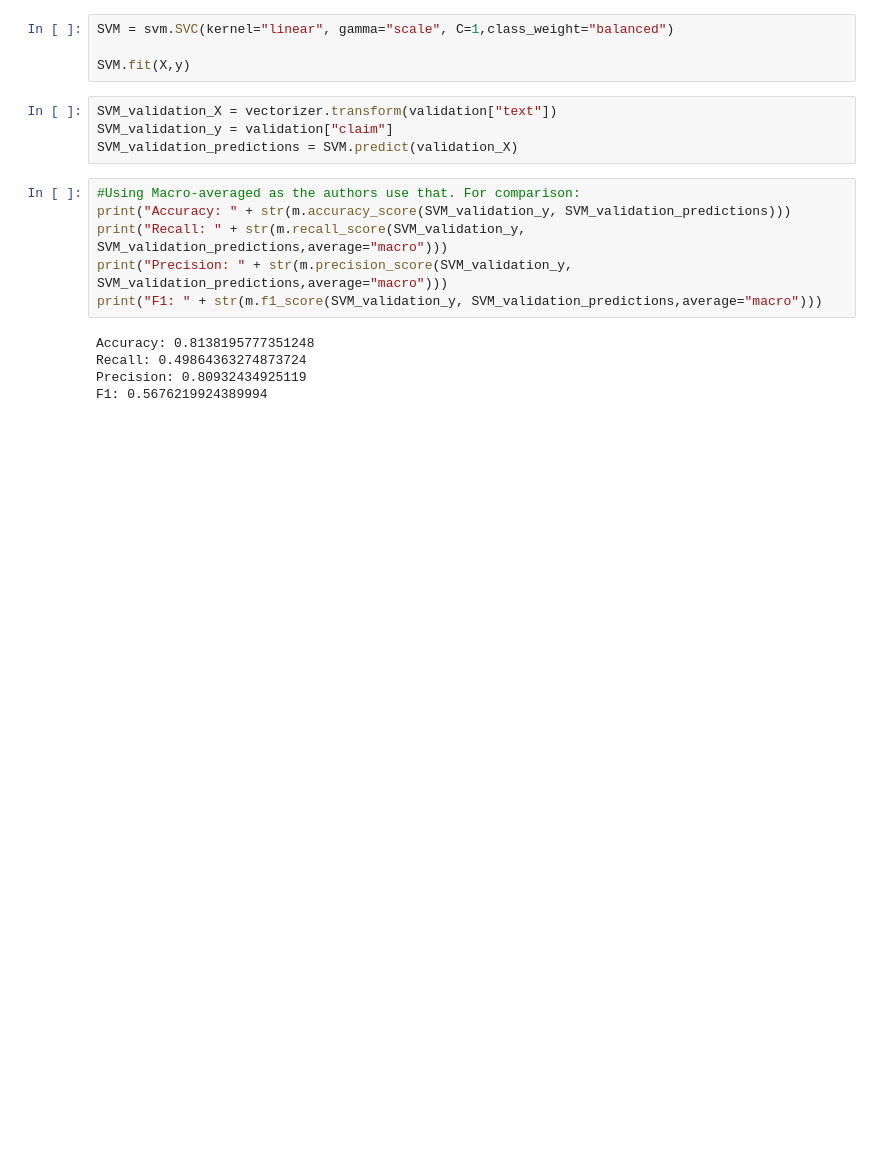
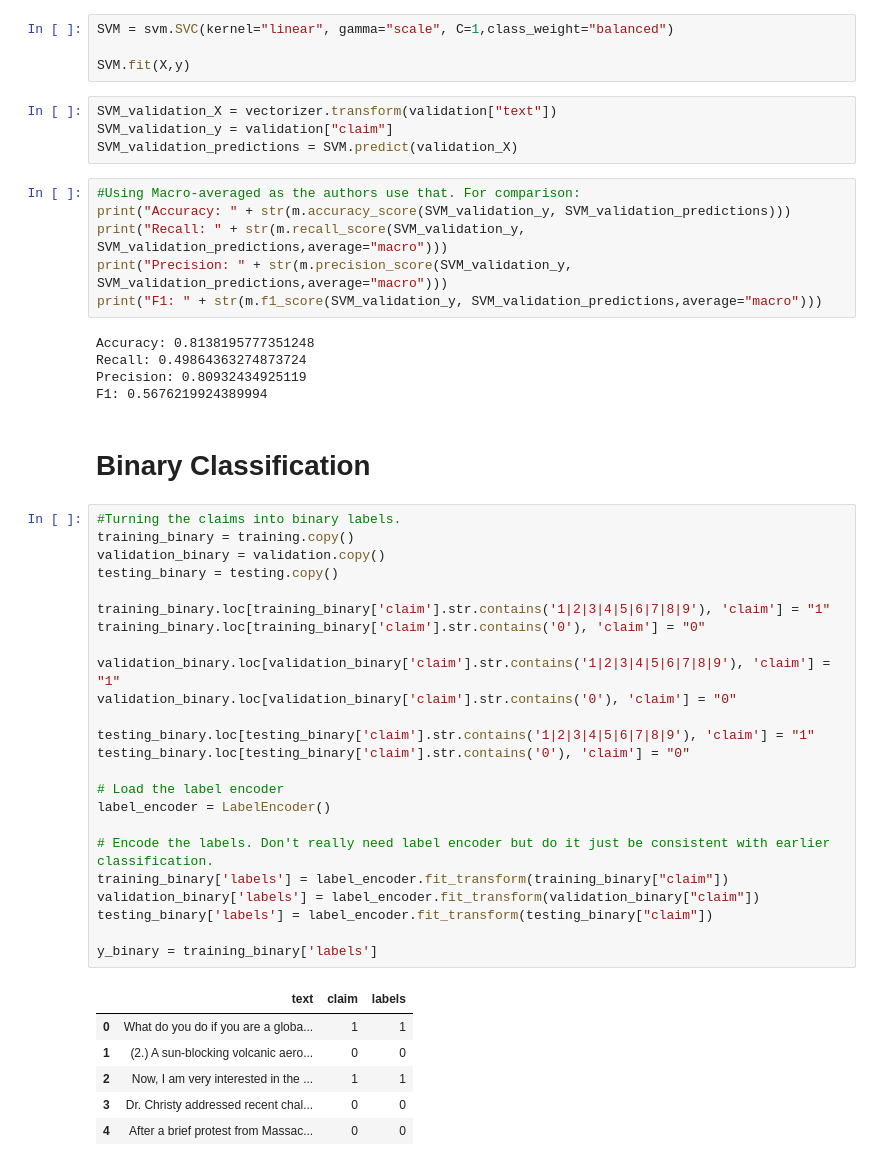
Before and after one commit to livgimenes/climate-misinf-eeps1720, a Jupyter notebook: baselines.ipynb, the cells around one changed output. Drawn from its saved outputs; the diff is of its cells as text; blank space fills up the shorter version.

```diff
--- a/baselines.ipynb
+++ b/baselines.ipynb
@@ -174,3 +337,36 @@ Accuracy: 0.8138195777351248
 Recall: 0.49864363274873724
 Precision: 0.80932434925119
 F1: 0.5676219924389994
+# %% [markdown]
+# Binary Classification
+# %%
+#Turning the claims into binary labels.
+training_binary = training.copy()
+validation_binary = validation.copy()
+testing_binary = testing.copy()
+
+training_binary.loc[training_binary['claim'].str.contains('1|2|3|4|5|6|7|8|9'), 'claim'] = "1"
+training_binary.loc[training_binary['claim'].str.contains('0'), 'claim'] = "0"
+
+validation_binary.loc[validation_binary['claim'].str.contains('1|2|3|4|5|6|7|8|9'), 'claim'] = "1"
+validation_binary.loc[validation_binary['claim'].str.contains('0'), 'claim'] = "0"
+
+testing_binary.loc[testing_binary['claim'].str.contains('1|2|3|4|5|6|7|8|9'), 'claim'] = "1"
+testing_binary.loc[testing_binary['claim'].str.contains('0'), 'claim'] = "0"
+
+# Load the label encoder
+label_encoder = LabelEncoder()
+
+# Encode the labels. Don't really need label encoder but do it just be consistent with earlier classification.
+training_binary['labels'] = label_encoder.fit_transform(training_binary["claim"])
+validation_binary['labels'] = label_encoder.fit_transform(validation_binary["claim"])
+testing_binary['labels'] = label_encoder.fit_transform(testing_binary["claim"])
+
+y_binary = training_binary['labels']
+# %% [output]
+|  | text | claim | labels |
+| 0 | What do you do if you are a globa... | 1 | 1 |
+| 1 | (2.) A sun-blocking volcanic aero... | 0 | 0 |
+| 2 | Now, I am very interested in the ... | 1 | 1 |
+| 3 | Dr. Christy addressed recent chal... | 0 | 0 |
+| 4 | After a brief protest from Massac... | 0 | 0 |
```
Also changed, not shown: parts of 39 cells of this notebook, 1 other file.
